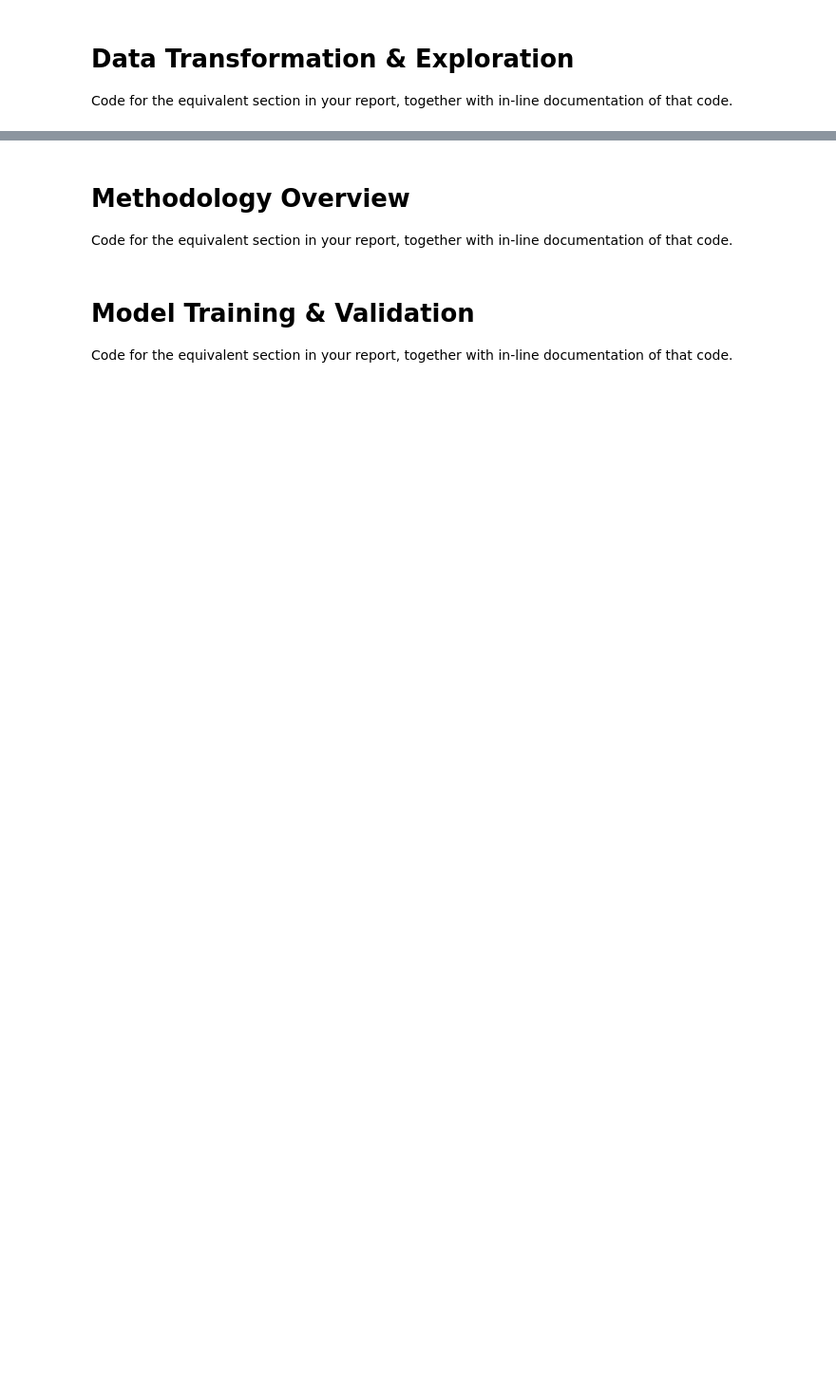
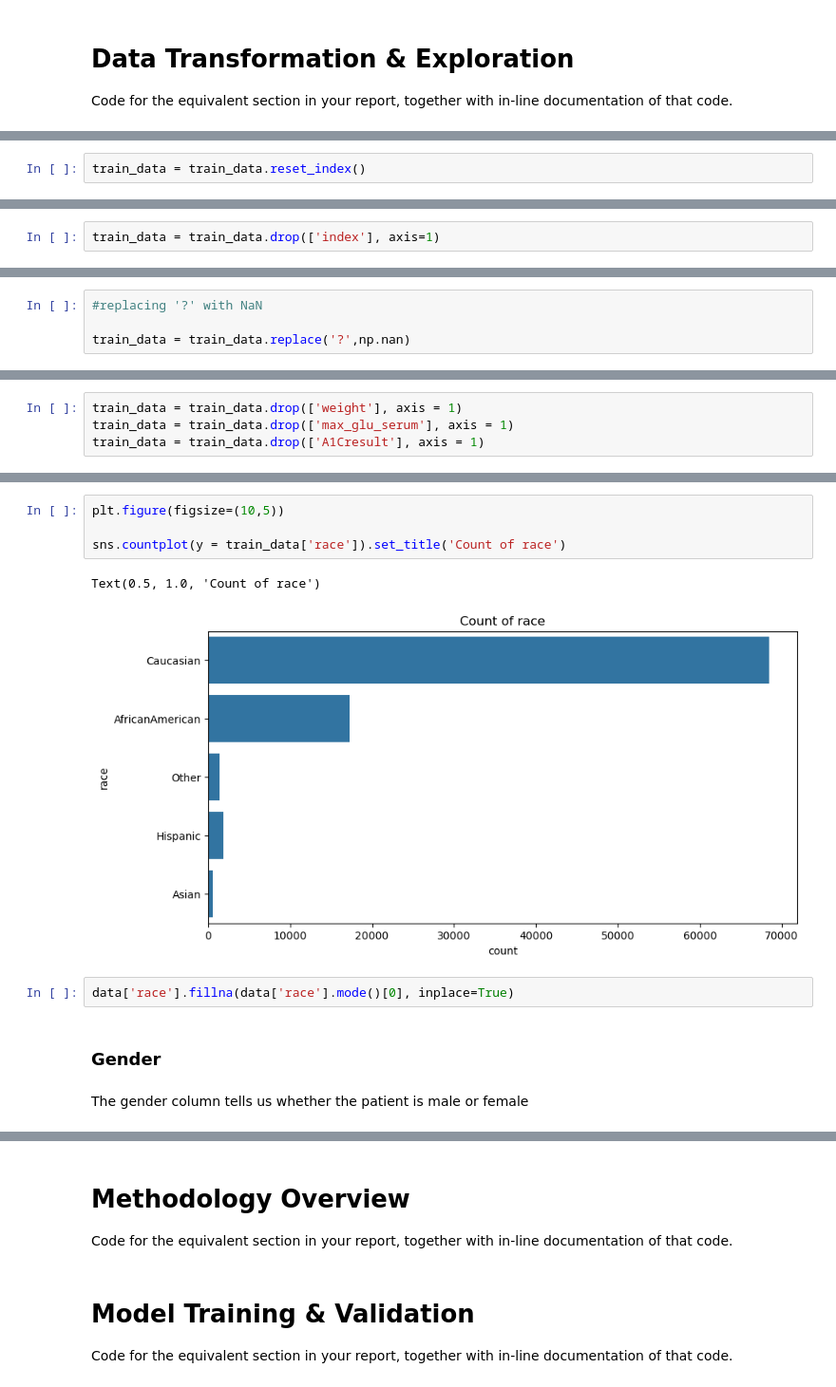
Before and after one commit to Tetetetetetetet/ML-Summer-Course, a Jupyter notebook: report.ipynb, the cells around one changed output, grey strips where cells are left out. Shown at 95% size. Drawn from its saved outputs; the diff is of its cells as text; blank space fills up the shorter version.

```diff
--- a/report.ipynb
+++ b/report.ipynb
@@ -26,0 +119,2 @@ that code.
+# %%
+train_data = train_data.reset_index()
@@ -26,0 +137,2 @@ that code.
+# %%
+train_data = train_data.drop(['index'], axis=1)
@@ -26,0 +141,4 @@ that code.
+# %%
+#replacing '?' with NaN
+
+train_data = train_data.replace('?',np.nan)
@@ -26,0 +181,4 @@ that code.
+# %%
+train_data = train_data.drop(['weight'], axis = 1)
+train_data = train_data.drop(['max_glu_serum'], axis = 1)
+train_data = train_data.drop(['A1Cresult'], axis = 1)
@@ -26,0 +217,13 @@ that code.
+# %%
+plt.figure(figsize=(10,5))
+
+sns.countplot(y = train_data['race']).set_title('Count of race')
+# %% [output]
+Text(0.5, 1.0, 'Count of race')
+[figure, added]
+# %%
+data['race'].fillna(data['race'].mode()[0], inplace=True)
+# %% [markdown]
+### Gender
+# %% [markdown]
+The gender column tells us whether the patient is male or female
```
Also changed, not shown: parts of 125 cells of this notebook.
